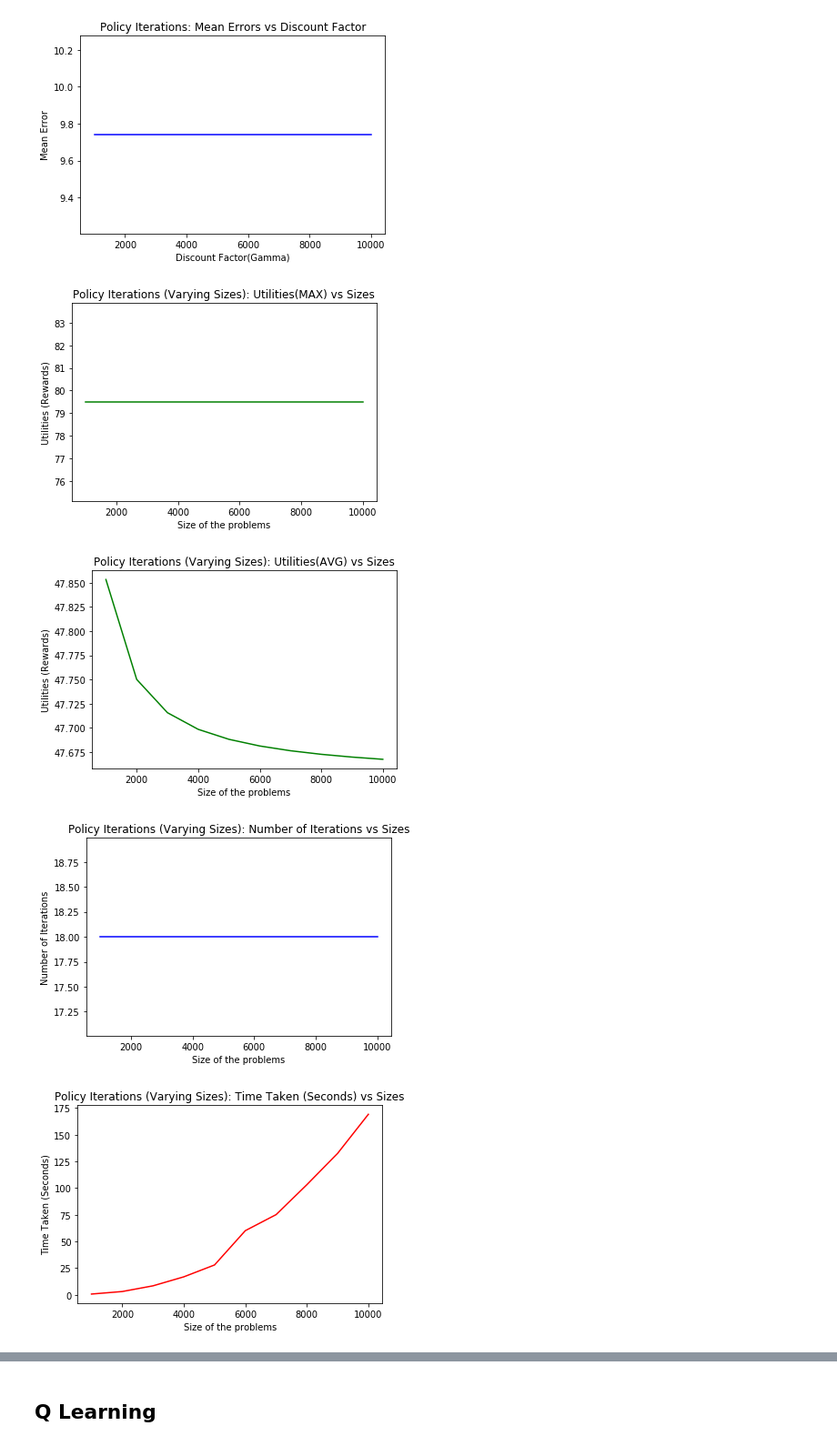
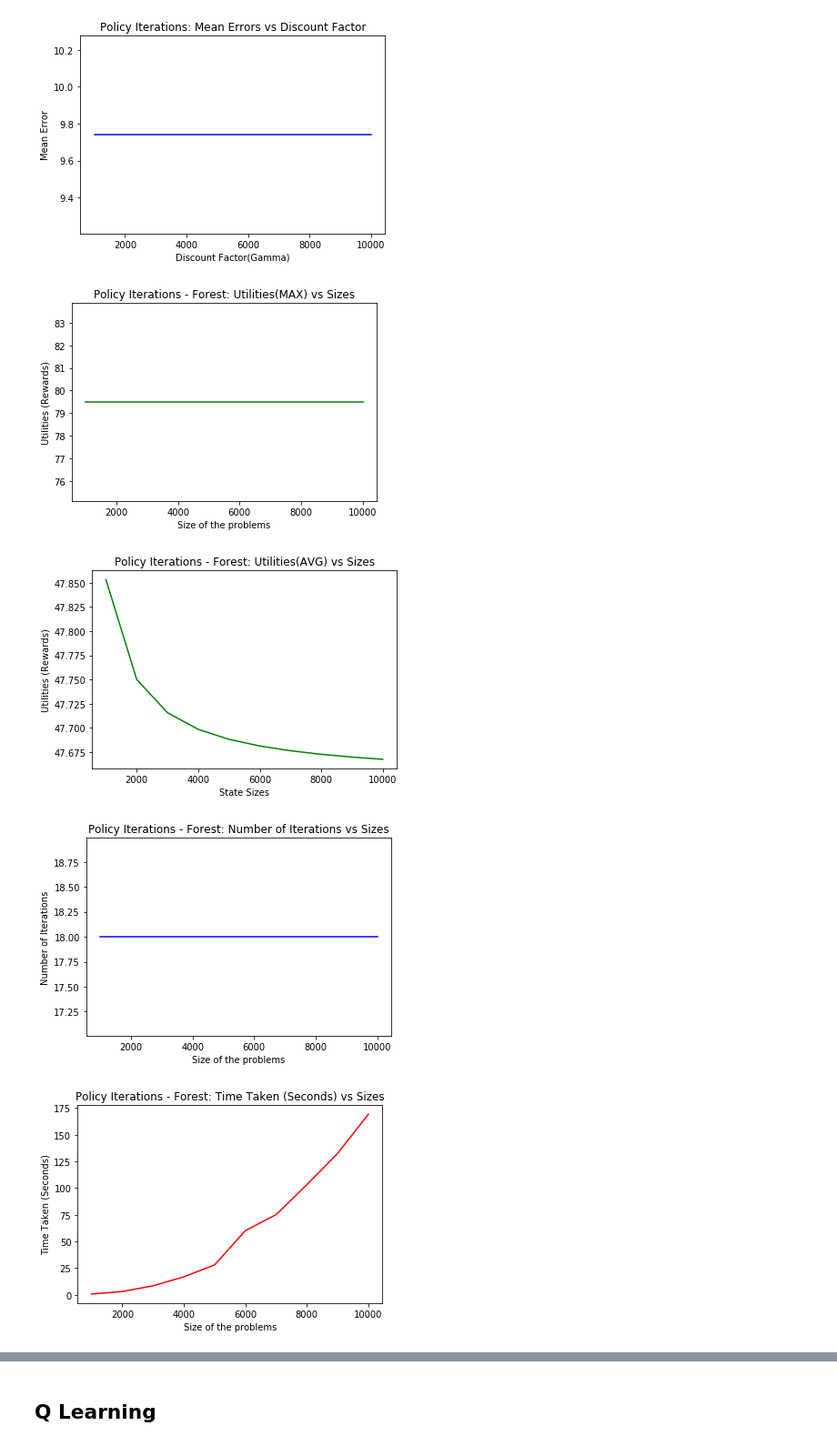
Before and after one commit to wariskul/machine_learning_cs7641_hw_submission, a Jupyter notebook: HW4_Scripts/HW4 - Forest.ipynb, the cells around one changed output, grey strips where cells are left out. Shown at 91% size. Drawn from its saved outputs; the diff is of its cells as text; code cells hidden in the pictures.

```diff
--- a/HW4_Scripts/HW4 - Forest.ipynb
+++ b/HW4_Scripts/HW4 - Forest.ipynb
@@ -152,7 +152,7 @@ plt.show(fig)
 ### Value Iteraions with different sizes
 # %%
 gamma = 0.99
-size_to_loop = np.arange(1000, 10000, 1000)
+size_to_loop = np.arange(1000, 10001, 1000)
 
 # 4x4 !!
 vi_size_util_opt_pol = []
@@ -444,7 +446,7 @@ plt.show(fig)
 # %% [output]
 [figure]
 # %%
-algo = 'Policy Iterations (Varying Sizes):'
+algo = 'Policy Iterations - Forest:'
 fig, ax = plt.subplots()
 ax.plot(list(size_to_loop) , [i[0] for i in pi_size_rewards_list], "g-")
 ax.set_xlabel('Size of the problems')
@@ -455,37 +457,37 @@ plt.show(fig)
 
 fig, ax = plt.subplots()
 ax.plot(list(size_to_loop) , [i[1] for i in pi_size_rewards_list], "g-")
-ax.set_xlabel('Size of the problems')
+ax.set_xlabel('State Sizes')
 ax.set_ylabel('Utilities (Rewards)')
 ax.set_title(f'{algo} Utilities(AVG) vs Sizes')
 # ax.legend()
 plt.show(fig)
 
 fig, ax = plt.subplots()
 ax.plot(list(size_to_loop) , pi_size_num_iterations, "b-")
 ax.set_xlabel('Size of the problems')
 ax.set_ylabel('Number of Iterations')
 ax.set_title(f'{algo} Number of Iterations vs Sizes')
 # ax.legend()
 plt.show(fig)
 
 fig, ax = plt.subplots()
 ax.plot(list(size_to_loop) , pi_size_time_taken_list, "r-")
 ax.set_xlabel('Size of the problems')
 ax.set_ylabel('Time Taken (Seconds)')
 ax.set_title(f'{algo} Time Taken (Seconds) vs Sizes')
 # ax.legend()
 plt.show(fig)
 
 fig, ax = plt.subplots()
 ax.plot(list(size_to_loop) , pi_size_error_list, "r-")
 ax.set_xlabel('Size of the problems')
 ax.set_ylabel('Time Taken (Seconds)')
 ax.set_title(f'{algo} Error vs Sizes')
 # ax.legend()
 plt.show(fig)
 # %% [output]
-[figure, old version]
+[figure, new version]
-[figure, old version]
+[figure, new version]
-[figure, old version]
+[figure, new version]
-[figure, old version]
+[figure, new version]
```
Also changed, not shown: parts of 4 cells of this notebook, 1 other file.
